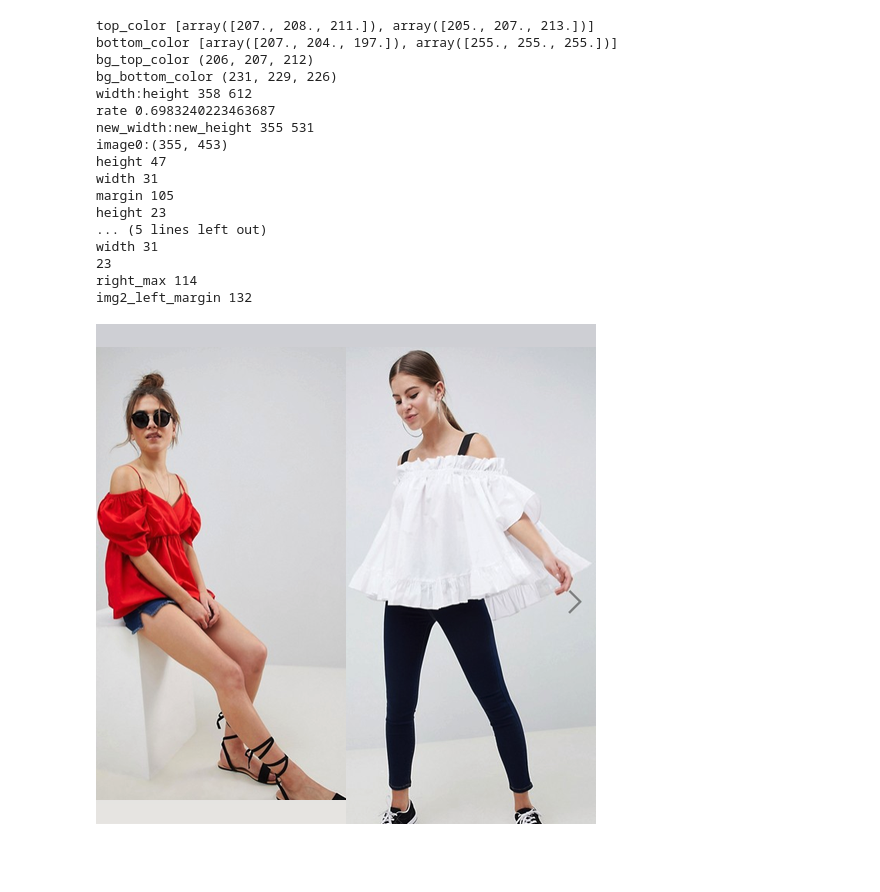
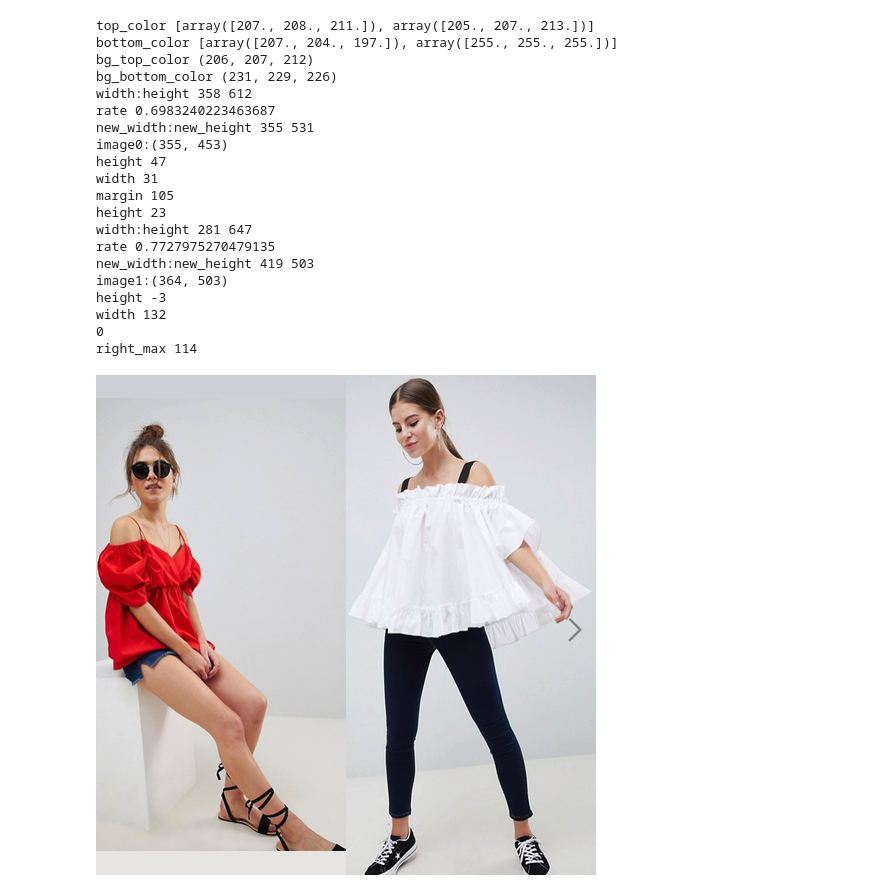
Before and after one commit to sleepless-se/30nichideosjisaku, a Jupyter notebook: open_cv_remove_background.ipynb, the cells around one changed output. Cells and saved outputs as stored; diff of their text form; code cells hidden in the pictures; blank space fills up the shorter version.

Commit message:
add make_background

```diff
--- a/open_cv_remove_background.ipynb
+++ b/open_cv_remove_background.ipynb
@@ -79,6 +79,25 @@ def get_longer(around):
   height = get_height(around)
   if longer < height:longer = height
   return longer
+
+def make_background(top_color,bottom_color,img_size):
+  print('top_color',top_color)
+  print('bottom_color',bottom_color)
+
+  bg_top_color = average_np(top_color)
+  bg_bottom_color = average_np(bottom_color)
+
+  print('bg_top_color',bg_top_color)
+  print('bg_bottom_color',bg_bottom_color)
+
+  array = get_gradation_3d(
+      img_size,img_size,
+      nparray_to_rgb(bg_top_color),
+      nparray_to_rgb(bg_bottom_color),
+      (False, False, False)
+  )
+  bg = Image.fromarray(np.uint8(array))
+  return bg
 # %%
 img_size = 500
 img_paths = ['/content/asos.png','/content/asos1.png']
@@ -98,25 +117,7 @@ for i in range(len(img_paths)):
   bottom_color.append(get_median_color(rgb_imgs[i],around[i][3]))
 
 
-# make background
-
-print('top_color',top_color)
-print('bottom_color',bottom_color)
-
-bg_top_color = average_np(top_color)
-bg_bottom_color = average_np(bottom_color)
-
-print('bg_top_color',bg_top_color)
-print('bg_bottom_color',bg_bottom_color)
-
-array = get_gradation_3d(
-    img_size,img_size,
-    nparray_to_rgb(bg_top_color),
-    nparray_to_rgb(bg_bottom_color),
-    (False, False, False)
-)
-bg = Image.fromarray(np.uint8(array))
-
+bg = make_background(top_color,bottom_color,img_size)
 
 # resize
 half_img_size = int(img_size/2)
@@ -133,13 +134,15 @@ for i in range(len(img_paths)):
 
   new_width = int(rgb_imgs[i].size[0]*rate_x)
   new_height = int(rgb_imgs[i].size[1]*rate_y)
+
+
   print('new_width:new_height',new_width,new_height)
   rgb_imgs[i].thumbnail((new_width,new_height), Image.ANTIALIAS)
   print('image{}:{}'.format(i,rgb_imgs[i].size))
 
-  height = img_size - rgb_imgs[0].size[1]
+  height = img_size - rgb_imgs[i].size[1]
   print('height',height)
-  width = int(margins[0][0])
+  width = int(margins[i][0])
   print('width',width)
 
   if i == 0:
@@ -156,46 +159,49 @@ for i in range(len(img_paths)):
   if i == 1:
 
     # cal image2 shift
     height = int(height / 2)
     if height<0:height = 0
     print(height)
+
+
+    # make mask
+    mask2 = Image.new("L", rgb_imgs[i].size, 0)
+    draw2 = ImageDraw.Draw(mask2)
+    right_max = half_img_size + rgb_imgs[i].size[0] - img_size
+    print('right_max',right_max)
+    if right_max < width:width = right_max
+    draw2.rectangle((width, 0, rgb_imgs[i].size), fill=255)
+
   x_shift.append(width)
   y_shift.append(height)
-
-# make mask
-mask2 = Image.new("L", rgb_imgs[1].size, 0)
-draw2 = ImageDraw.Draw(mask2)
-img2_left_margin = int(margins[1][0])
-right_max = half_img_size + rgb_imgs[1].size[0] - img_size
-print('right_max',right_max)
-print('img2_left_margin',img2_left_margin)
-if right_max < img2_left_margin:img2_left_margin = right_max
-draw2.rectangle((img2_left_margin, 0, rgb_imgs[1].size), fill=255)
 
 
 # paste
 bg.paste(rgb_imgs[0],(-x_shift[0],y_shift[0]))
-bg.paste(rgb_imgs[1],(half_img_size - img2_left_margin, y_shift[1]),mask2)
+bg.paste(rgb_imgs[1],(half_img_size - x_shift[1], y_shift[1]),mask2)
 bg
 
 # plt.imshow(bg)
 # plt.plot()
 # %% [output]
 top_color [array([207., 208., 211.]), array([205., 207., 213.])]
 bottom_color [array([207., 204., 197.]), array([255., 255., 255.])]
 bg_top_color (206, 207, 212)
 bg_bottom_color (231, 229, 226)
 width:height 358 612
 rate 0.6983240223463687
 new_width:new_height 355 531
 image0:(355, 453)
 height 47
 width 31
 margin 105
 height 23
-... (5 lines left out)
-width 31
-23
+width:height 281 647
+rate 0.7727975270479135
+new_width:new_height 419 503
+image1:(364, 503)
+height -3
+width 132
+0
 right_max 114
-img2_left_margin 132
-[figure, old version]
+[figure, new version]
```
Also changed, not shown: parts of 5 cells of this notebook.
